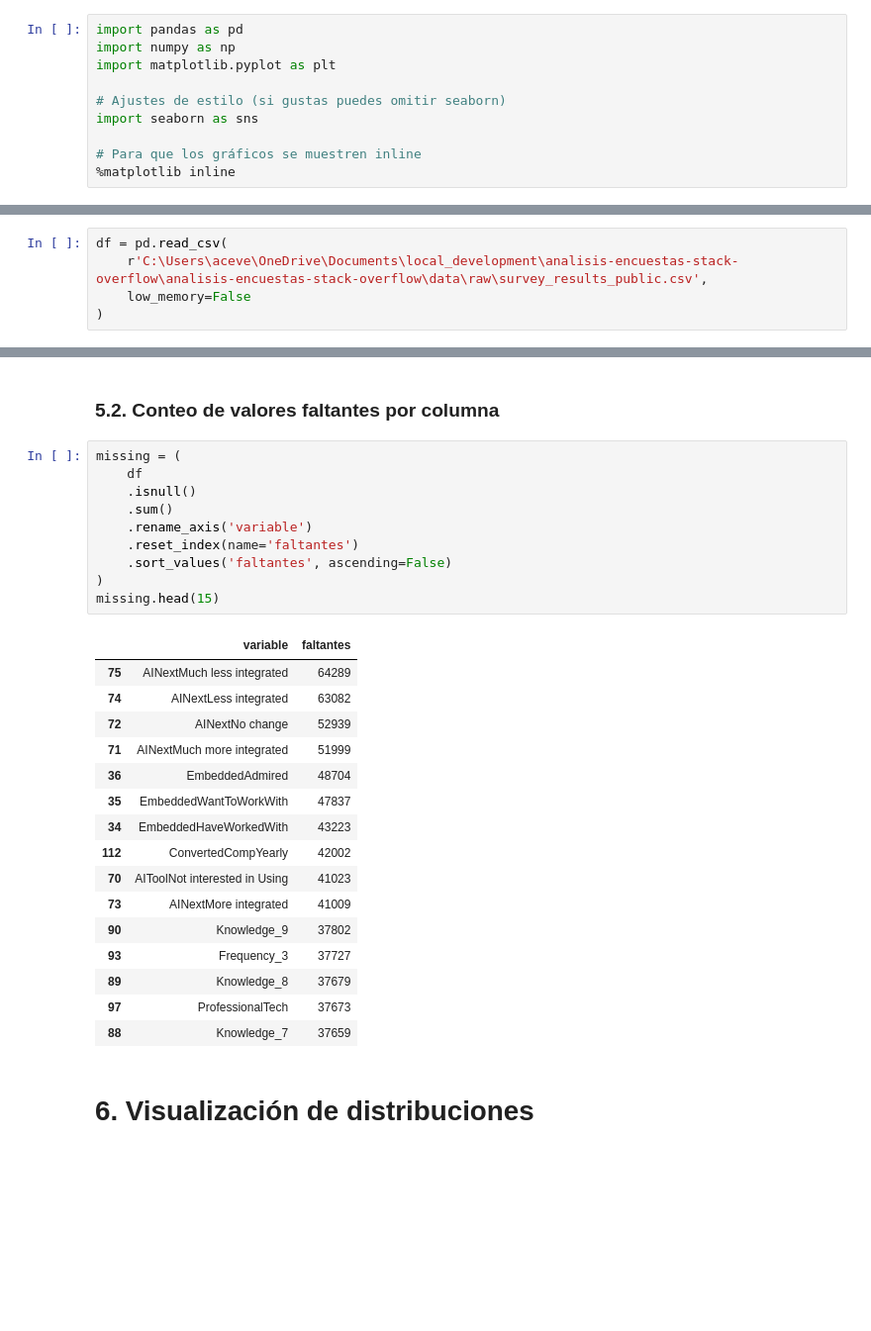
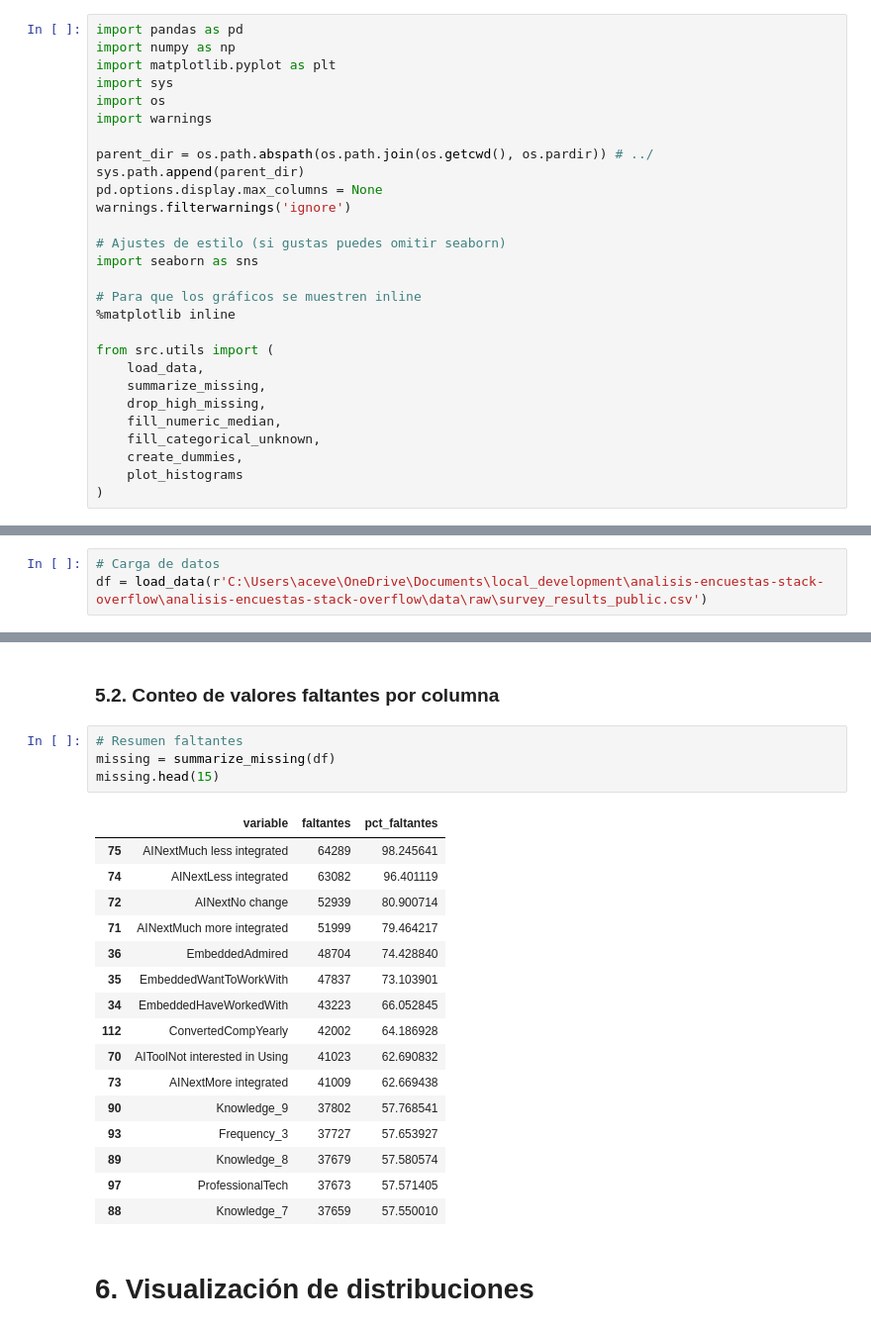
Before and after one commit to JuanPabloAR-ai/analisis-encuestas-stack-overflow, a Jupyter notebook: notebooks/EDA_and_Modeling.ipynb, the cells around one changed output, grey strips where cells are left out. Shown at 99% size. Drawn from its saved outputs; the diff is of its cells as text; blank space fills up the shorter version.

```diff
--- a/notebooks/EDA_and_Modeling.ipynb
+++ b/notebooks/EDA_and_Modeling.ipynb
@@ -12,19 +12,35 @@ Este notebook sigue el proceso CRISP‑DM para explorar, limpiar y modelar los d
 import pandas as pd
 import numpy as np
 import matplotlib.pyplot as plt
+import sys
+import os
+import warnings
+
+parent_dir = os.path.abspath(os.path.join(os.getcwd(), os.pardir)) # ../
+sys.path.append(parent_dir)
+pd.options.display.max_columns = None
+warnings.filterwarnings('ignore')
 
 # Ajustes de estilo (si gustas puedes omitir seaborn)
 import seaborn as sns
 
 # Para que los gráficos se muestren inline
 %matplotlib inline
+
+from src.utils import (
+    load_data,
+    summarize_missing,
+    drop_high_missing,
+    fill_numeric_median,
+    fill_categorical_unknown,
+    create_dummies,
+    plot_histograms
+)
 # %% [markdown]
 # 3. Carga de datos
 # %%
-df = pd.read_csv(
-    r'C:\Users\aceve\OneDrive\Documents\local_development\analisis-encuestas-stack-overflow\analisis-encuestas-stack-overflow\data\raw\survey_results_public.csv',
-    low_memory=False
-)
+# Carga de datos
+df = load_data(r'C:\Users\aceve\OneDrive\Documents\local_development\analisis-encuestas-stack-overflow\analisis-encuestas-stack-overflow\data\raw\survey_results_public.csv')
 # %% [markdown]
 # 4. Primer vistazo al dataset
 # %% [markdown]
@@ -77,32 +92,26 @@ df.describe(include='all').T
 # %% [markdown]
 ### 5.2. Conteo de valores faltantes por columna
 # %%
-missing = (
-    df
-    .isnull()
-    .sum()
-    .rename_axis('variable')
-    .reset_index(name='faltantes')
-    .sort_values('faltantes', ascending=False)
-)
+# Resumen faltantes
+missing = summarize_missing(df)
 missing.head(15)
 # %% [output]
-|  | variable | faltantes |
-| 75 | AINextMuch less integrated | 64289 |
-| 74 | AINextLess integrated | 63082 |
-| 72 | AINextNo change | 52939 |
-| 71 | AINextMuch more integrated | 51999 |
-| 36 | EmbeddedAdmired | 48704 |
-| 35 | EmbeddedWantToWorkWith | 47837 |
-| 34 | EmbeddedHaveWorkedWith | 43223 |
-| 112 | ConvertedCompYearly | 42002 |
-| 70 | AIToolNot interested in Using | 41023 |
-| 73 | AINextMore integrated | 41009 |
-| 90 | Knowledge_9 | 37802 |
-| 93 | Frequency_3 | 37727 |
-| 89 | Knowledge_8 | 37679 |
-| 97 | ProfessionalTech | 37673 |
-| 88 | Knowledge_7 | 37659 |
+|  | variable | faltantes | pct_faltantes |
+| 75 | AINextMuch less integrated | 64289 | 98.245641 |
+| 74 | AINextLess integrated | 63082 | 96.401119 |
+| 72 | AINextNo change | 52939 | 80.900714 |
+| 71 | AINextMuch more integrated | 51999 | 79.464217 |
+| 36 | EmbeddedAdmired | 48704 | 74.428840 |
+| 35 | EmbeddedWantToWorkWith | 47837 | 73.103901 |
+| 34 | EmbeddedHaveWorkedWith | 43223 | 66.052845 |
+| 112 | ConvertedCompYearly | 42002 | 64.186928 |
+| 70 | AIToolNot interested in Using | 41023 | 62.690832 |
+| 73 | AINextMore integrated | 41009 | 62.669438 |
+| 90 | Knowledge_9 | 37802 | 57.768541 |
+| 93 | Frequency_3 | 37727 | 57.653927 |
+| 89 | Knowledge_8 | 37679 | 57.580574 |
+| 97 | ProfessionalTech | 37673 | 57.571405 |
+| 88 | Knowledge_7 | 37659 | 57.550010 |
 # %% [markdown]
 # 6. Visualización de distribuciones
 # %% [markdown]
```
Also changed, not shown: parts of 7 cells of this notebook.
